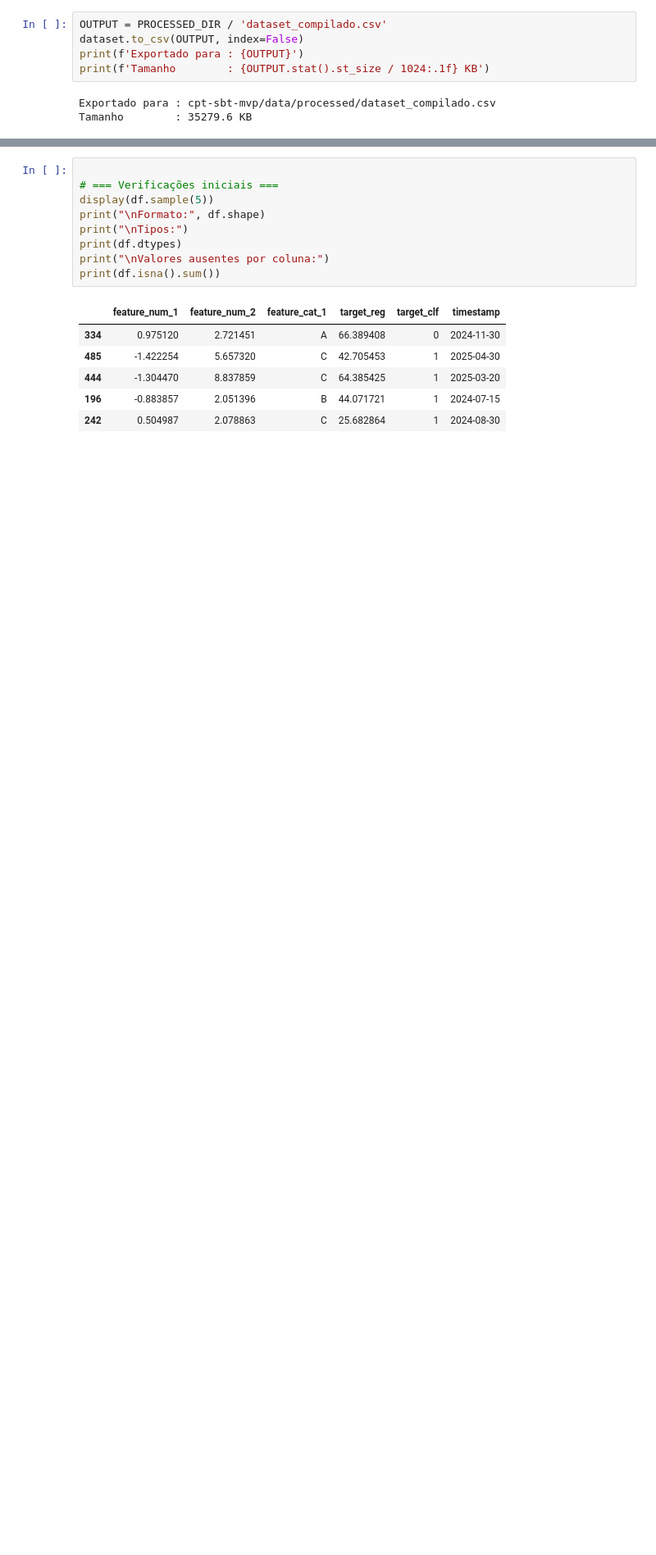
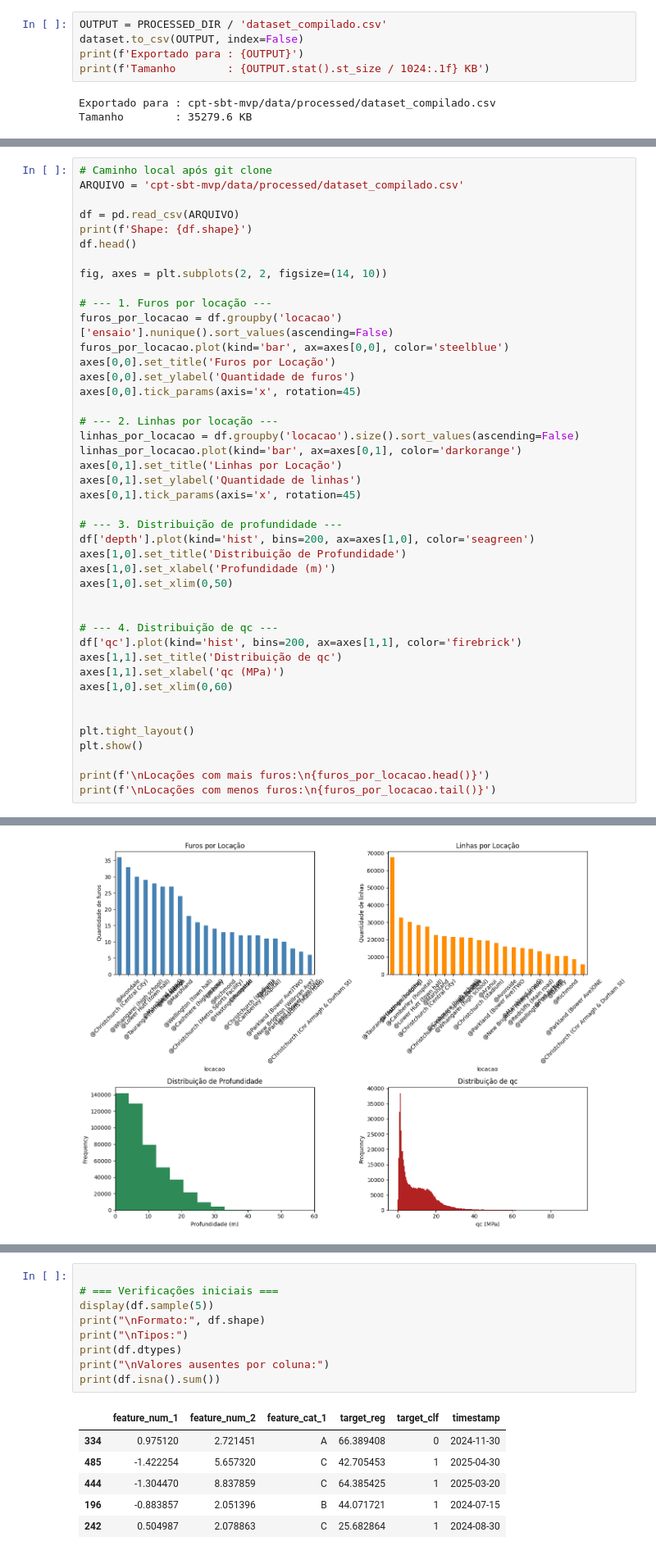
Before and after one commit to felipebrsm/PUC_Sprint_1_ML-FBRSM, a Jupyter notebook: notebook/MVP_FBRSM_PUC.ipynb, the cells around one changed output, grey strips where cells are left out. Shown at 82% size. Drawn from its saved outputs; the diff is of its cells as text; blank space fills up the shorter version.

```diff
--- a/notebook/MVP_FBRSM_PUC.ipynb
+++ b/notebook/MVP_FBRSM_PUC.ipynb
@@ -470,0 +290,44 @@ HTTPError: HTTP Error 404: Not Found
+# %%
+# Caminho local após git clone
+ARQUIVO = 'cpt-sbt-mvp/data/processed/dataset_compilado.csv'
+
+df = pd.read_csv(ARQUIVO)
+print(f'Shape: {df.shape}')
+df.head()
+
+fig, axes = plt.subplots(2, 2, figsize=(14, 10))
+
+# --- 1. Furos por locação ---
+furos_por_locacao = df.groupby('locacao')['ensaio'].nunique().sort_values(ascending=False)
+furos_por_locacao.plot(kind='bar', ax=axes[0,0], color='steelblue')
+axes[0,0].set_title('Furos por Locação')
+axes[0,0].set_ylabel('Quantidade de furos')
+axes[0,0].tick_params(axis='x', rotation=45)
+
+# --- 2. Linhas por locação ---
+linhas_por_locacao = df.groupby('locacao').size().sort_values(ascending=False)
+linhas_por_locacao.plot(kind='bar', ax=axes[0,1], color='darkorange')
+axes[0,1].set_title('Linhas por Locação')
+axes[0,1].set_ylabel('Quantidade de linhas')
+axes[0,1].tick_params(axis='x', rotation=45)
+
+# --- 3. Distribuição de profundidade ---
+df['depth'].plot(kind='hist', bins=200, ax=axes[1,0], color='seagreen')
+axes[1,0].set_title('Distribuição de Profundidade')
+axes[1,0].set_xlabel('Profundidade (m)')
+axes[1,0].set_xlim(0,50)
+
+
+# --- 4. Distribuição de qc ---
+df['qc'].plot(kind='hist', bins=200, ax=axes[1,1], color='firebrick')
+axes[1,1].set_title('Distribuição de qc')
+axes[1,1].set_xlabel('qc (MPa)')
+axes[1,0].set_xlim(0,60)
+
+
+plt.tight_layout()
+plt.show()
+
+print(f'\nLocações com mais furos:\n{furos_por_locacao.head()}')
+print(f'\nLocações com menos furos:\n{furos_por_locacao.tail()}')
+# %% [output]
@@ -470,0 +335 @@ HTTPError: HTTP Error 404: Not Found
+[figure, added]
```
Also changed, not shown: parts of 31 cells of this notebook.
